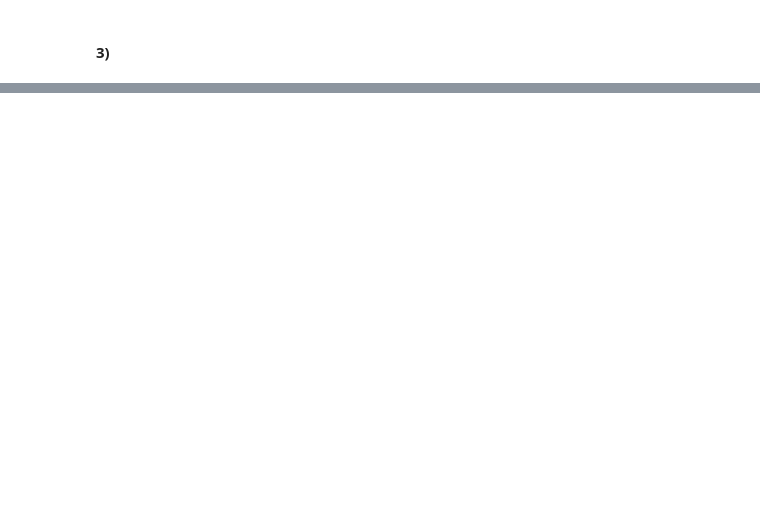
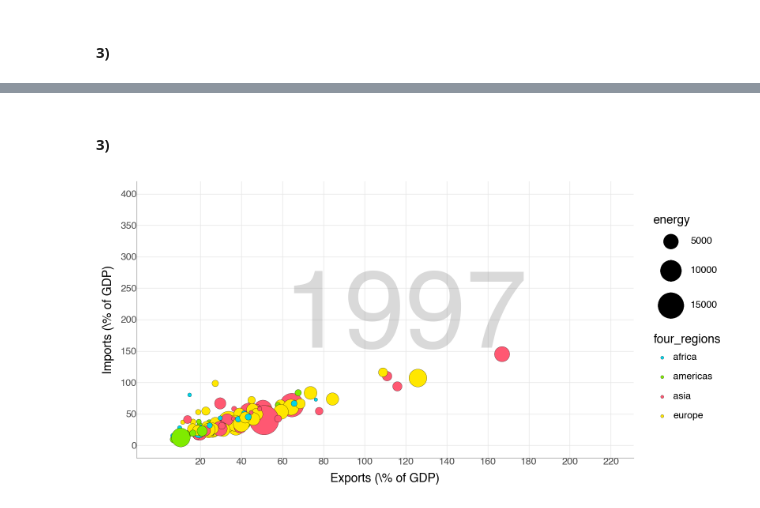
Before and after one commit to Riley-Sallander/ML-554, a Jupyter notebook: Labs/LabOne.ipynb, the cells around one changed output, grey strips where cells are left out. Drawn from its saved outputs; the diff is of its cells as text; code cells hidden in the pictures; blank space fills up the shorter version.

```diff
--- a/Labs/LabOne.ipynb
+++ b/Labs/LabOne.ipynb
@@ -41,0 +131,17 @@ aes(
+# %%
+dfQ2 = pd.read_csv("/Users/rileysallander/Desktop/ML/ML554/Data/q2data.csv")
+
+dfQ2=dfQ2.dropna()
+
+## converted thousand denoted with k to floats (consulted chatgpt on this one)
+def convert_energy(value):
+    if 'k' in value:
+        return float(value.replace('k', '').strip()) * 1000
+    else:
+        return float(value)
+
+dfQ2['energy'] = dfQ2['energy'].apply(convert_energy)
+
+dfQ2.head()
+
+dfQ2
@@ -41,0 +162,42 @@ aes(
+# %% [markdown]
+#### 3)
+# %%
+
+
+(ggplot(dfQ2,
+aes(
+  x = "exports",
+  y = "imports",
+  fill = "four_regions",
+  size = "energy"
+))
+
+# Scale the graph and sizes of bubbles along with colors
++ geom_point(color='black', stroke = 0.1)
++ scale_x_continuous(breaks=[20,40,60,80,100,120,140,160,180,200,220],limits=(0,220))
++ scale_y_continuous(breaks=[0,50,100,150,200,250,300,350,400],limits=(0, 400))
++ scale_size_area(max_size=15)
++ scale_fill_manual(values={
+        'asia': '#ff5872',
+        'europe': '#ffe700',
+        'americas': '#7feb00',
+        'africa': '#00d5e9',
+    })
+# Add themes and gridlines
++ theme_minimal()
++ theme(figure_size=(8, 4))
++ theme(panel_grid_minor=element_blank(),
+        panel_grid_major=element_line(size=0.5),
+        axis_line=element_line(size=0.5, color='grey',alpha = 0.8))
+
+# Add axis lables and background 2010
++ annotate('text', x=120, y=200, label='1997', size=100, color='grey', alpha=0.3, angle=0)
+
+# Label the Axis
++ labs(
+  x='Exports (\% of GDP)',
+  y='Imports (\% of GDP)'
+  )
+)
+# %% [output]
+[figure, added]
```
Also changed, not shown: parts of 18 cells of this notebook, 3 other files.
